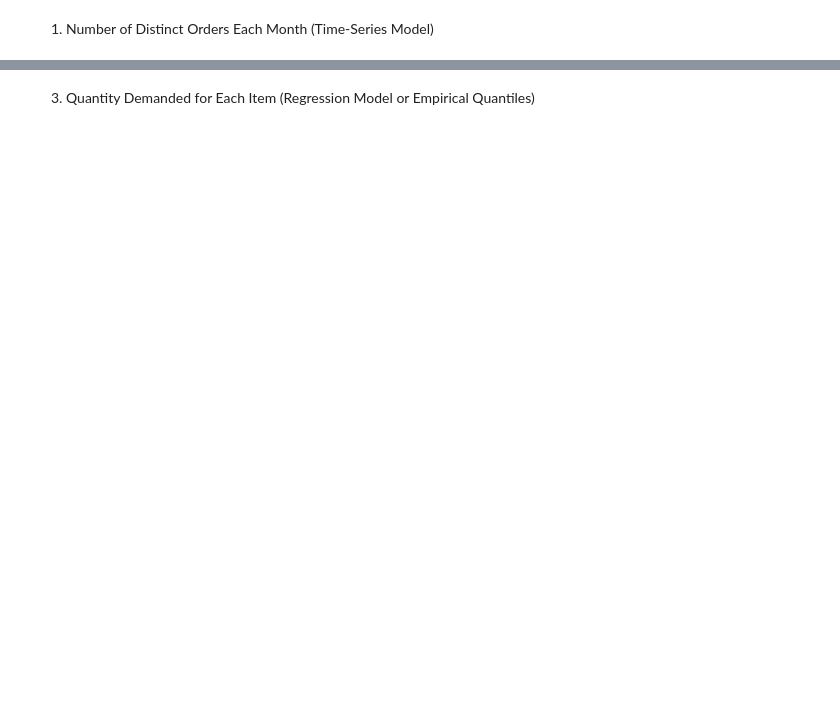
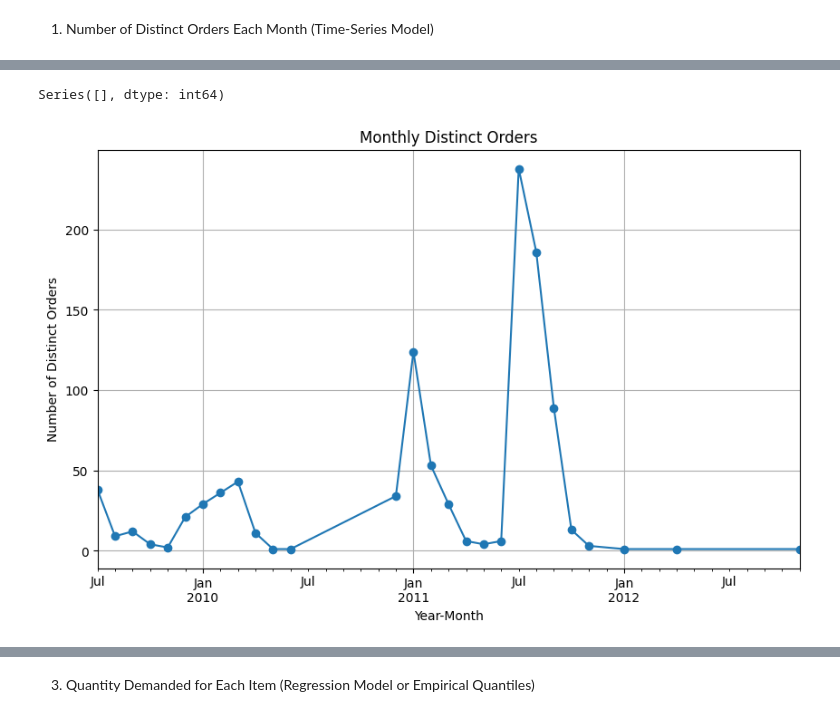
Before and after one commit to NazilaNajmul/schulich_data_science, a Jupyter notebook: Hackathon_codeset.ipynb, the cells around one changed output, grey strips where cells are left out. Cells and saved outputs as stored; diff of their text form; code cells hidden in the pictures; blank space fills up the shorter version.

```diff
--- a/Hackathon_codeset.ipynb
+++ b/Hackathon_codeset.ipynb
@@ -6,5 +5,5 @@ from statsmodels.tsa.statespace.sarimax import SARIMAX
 import matplotlib.pyplot as plt
 # %%
 # Load the dataset
-file_path = "C:/MBAN- Schulich/MBAN- Sem 2/Predictive Modeling/Hackathon main/fake_xyz_apparel_data.csv"  # Update with the correct path
+file_path = "c:/Users/nazil/Downloads/data_set_hackathon.csv"  # Update with the correct path
 data = pd.read_csv(file_path)
@@ -10,0 +45,26 @@ data = pd.read_csv(file_path)
+# %%
+# Check for missing values in the entire dataset
+missing_values = data.isnull().sum()
+
+# Display columns with missing values
+print(missing_values[missing_values > 0])
+# %% [output]
+Series([], dtype: int64)
+# %%
+# Replace '\\N' with NaN in the dataset to handle invalid values
+data.replace('\\N', pd.NA, inplace=True)
+# %%
+# Prepare data
+data['order_date'] = pd.to_datetime(data['order_date'], format='%d.%m.%Y')
+data['Year-Month'] = data['order_date'].dt.to_period('M')
+monthly_orders = data.groupby('Year-Month')['Customer Order Code'].nunique()
+# %%
+# Visualize monthly distinct orders
+plt.figure(figsize=(10, 6))
+monthly_orders.plot(kind='line', marker='o', title='Monthly Distinct Orders')
+plt.xlabel('Year-Month')
+plt.ylabel('Number of Distinct Orders')
+plt.grid()
+plt.show()
+# %% [output]
+[figure, added]
```
Also changed, not shown: parts of 60 cells of this notebook.
